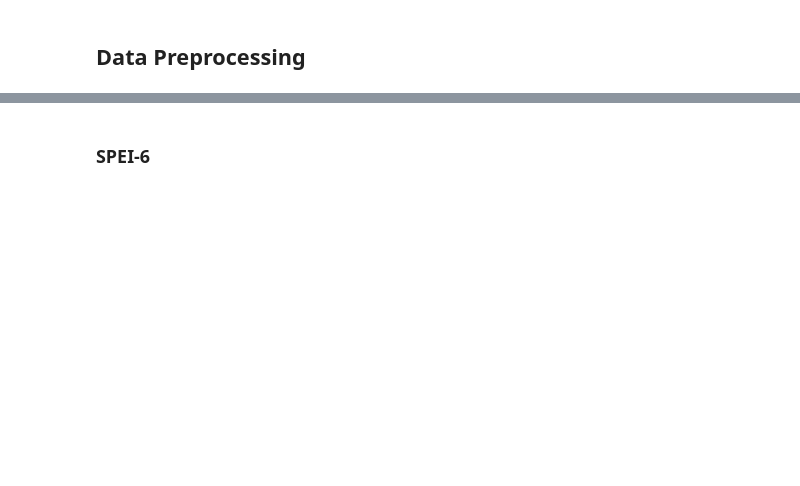
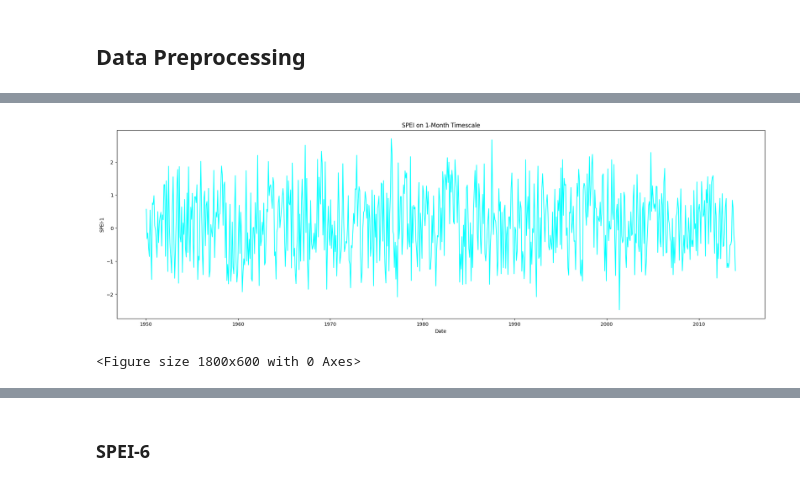
Before and after one commit to chillwafflez/KorahResearch-DroughtForecasting, a Jupyter notebook: LSTM_Modeling.ipynb, the cells around one changed output, grey strips where cells are left out. Saved outputs shown, nothing was run; the diff lists cells and outputs as text; code cells hidden in the pictures; blank space fills up the shorter version.

```diff
--- a/LSTM_Modeling.ipynb
+++ b/LSTM_Modeling.ipynb
@@ -23,3 +23,14 @@ def create_samples(data, time_steps=12):
     X.append(data[i : (i + time_steps)])
     y.append(data[i + time_steps])
   return np.array(X), np.array(y)
+# %%
+# graph data
+def graph_spei_data(data, timescale):
+  plt.figure(figsize=(24, 7))
+  plt.plot(data['spei'], c='cyan')
+  title = f"SPEI on {timescale}-Month Timescale"
+  plt.title(title)
+  plt.xlabel("Date")
+  plt.ylabel(f"SPEI-{timescale}")
+  plt.figure(figsize=(18, 6))
+  plt.show()
@@ -25,0 +39,4 @@ def create_samples(data, time_steps=12):
+# %%
+# load data
+spei1_df = pd.read_csv('/content/SPEI_1_MonthTimescale_1950_2013_Fresno_County.csv')
+spei1_df.head(5)
@@ -25,0 +59,7 @@ def create_samples(data, time_steps=12):
+# %%
+spei1_df['time'] = pd.to_datetime(spei1_df['time'], format='%Y-%m-%d')
+spei1_df.set_index('time', inplace=True)
+graph_spei_data(spei1_df, 1)
+# %% [output]
+[figure, added]
+<Figure size 1800x600 with 0 Axes>
```
Also changed, not shown: parts of 106 cells of this notebook.
